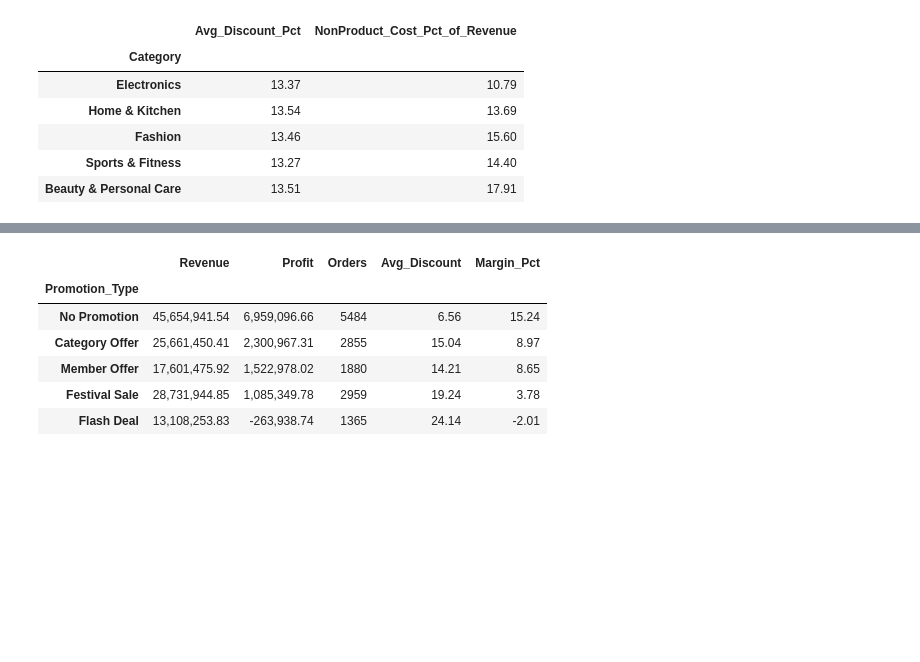
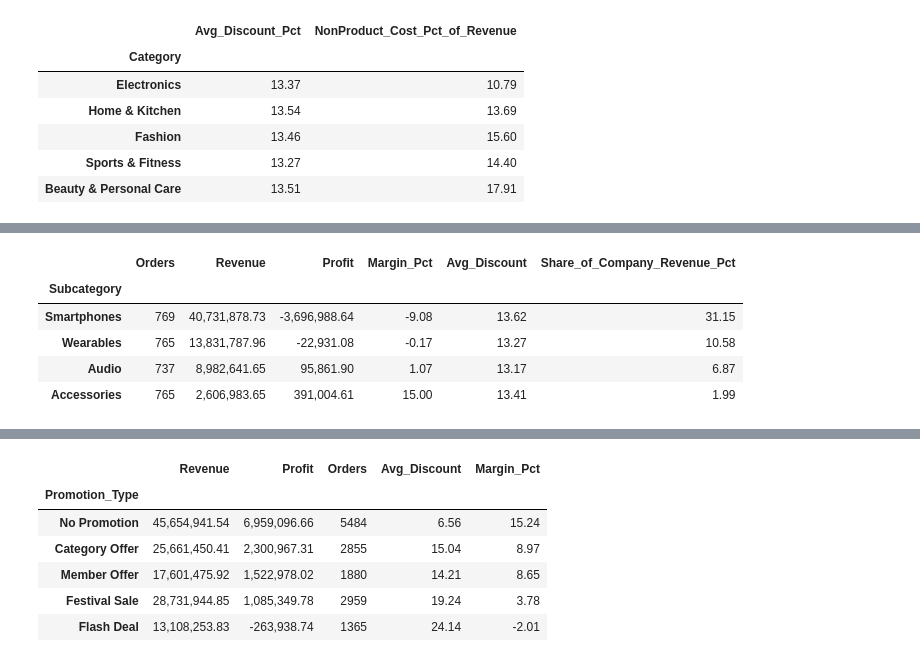
Before and after one commit to saint2706/AuroraCart-Case-Study, a Jupyter notebook: notebooks/AuroraCart_EDA.ipynb, the cells around one changed output, grey strips where cells are left out. Drawn from its saved outputs; the diff is of its cells as text; code cells hidden in the pictures; blank space fills up the shorter version.

```diff
--- a/notebooks/AuroraCart_EDA.ipynb
+++ b/notebooks/AuroraCart_EDA.ipynb
@@ -275 +419,16 @@ pd.DataFrame({"Avg_Discount_Pct": disc, "NonProduct_Cost_Pct_of_Revenue": cost_s
+# %%
+# And the subcategory drill-down: where inside Electronics the loss actually sits.
+electronics = df[(df["Category"] == "Electronics") & df["Is_Valid_Revenue"]]
+subcats = A.group_economics(electronics, "Subcategory")
+subcats["Share_of_Company_Revenue_Pct"] = (
+    subcats["Revenue"] / df.loc[df["Is_Valid_Revenue"], "Net_Revenue"].sum() * 100)
+subcats[["Orders", "Revenue", "Profit", "Margin_Pct", "Avg_Discount",
+         "Share_of_Company_Revenue_Pct"]].round(2)
+# %% [output]
+|  | Orders | Revenue | Profit | Margin_Pct | Avg_Discount | Share_of_Company_Revenue_Pct |
+| Subcategory |  |  |  |  |  |  |
+| Smartphones | 769 | 40,731,878.73 | -3,696,988.64 | -9.08 | 13.62 | 31.15 |
+| Wearables | 765 | 13,831,787.96 | -22,931.08 | -0.17 | 13.27 | 10.58 |
+| Audio | 737 | 8,982,641.65 | 95,861.90 | 1.07 | 13.17 | 6.87 |
+| Accessories | 765 | 2,606,983.65 | 391,004.61 | 15.00 | 13.41 | 1.99 |
 # %% [markdown]
```
Also changed, not shown: parts of 39 cells of this notebook, 26 other files.
